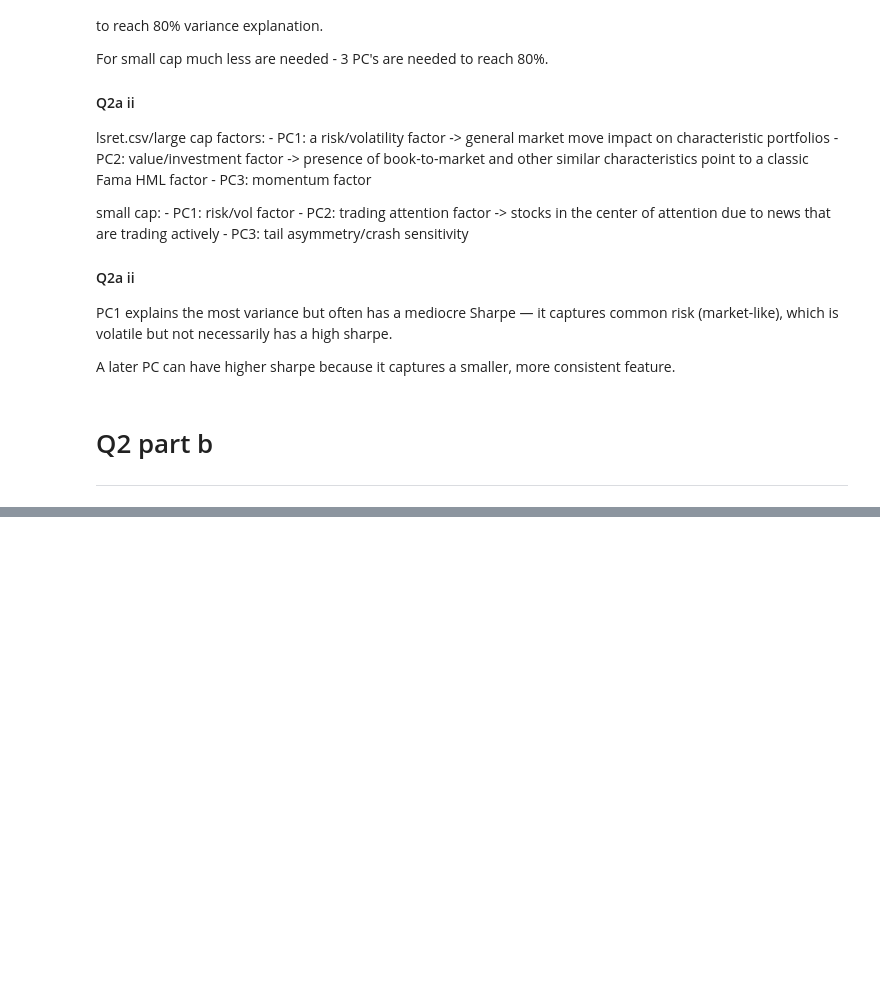
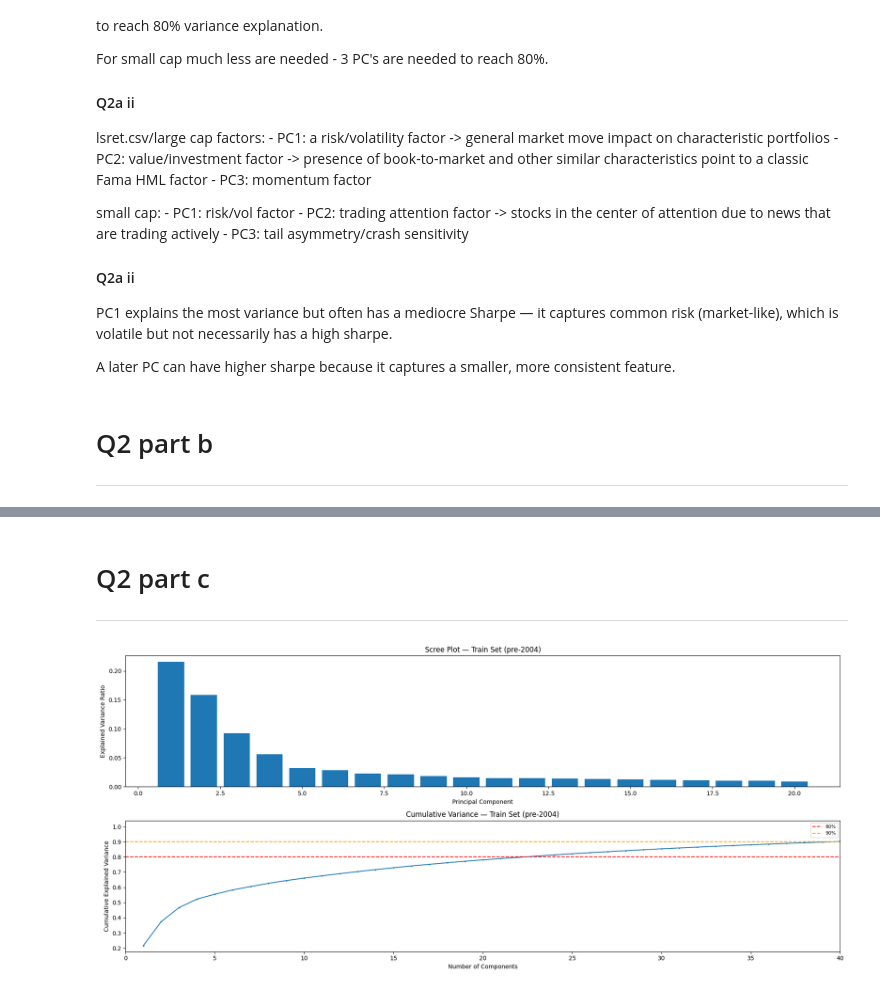
Before and after one commit to OlegGlo/ML-for-finance-HW, a Jupyter notebook: PSet2/HW2p2.ipynb, the cells around one changed output, grey strips where cells are left out. Saved outputs shown, nothing was run; the diff lists cells and outputs as text; code cells hidden in the pictures; blank space fills up the shorter version.

```diff
--- a/PSet2/HW2p2.ipynb
+++ b/PSet2/HW2p2.ipynb
@@ -162,16 +147,18 @@ def pca_analysis(returns_df, name):
 
     cumulative_var = np.cumsum(pca.explained_variance_ratio_)
 
+    # Use pca.n_components_ (not n_features) — when n_samples < n_features,
+    # PCA produces fewer components than there are columns
     factor_returns = pd.DataFrame(
         pca.transform(returns_scaled),
         index=returns_df.index,
-        columns=[f"PC{i+1}" for i in range(returns_scaled.shape[1])]
+        columns=[f"PC{i+1}" for i in range(pca.n_components_)]
     )
 
     loadings = pd.DataFrame(
         pca.components_,
         columns=returns_df.columns,
-        index=[f"PC{i+1}" for i in range(len(pca.components_))]
+        index=[f"PC{i+1}" for i in range(pca.n_components_)]
     )
 
     n_80 = int(np.searchsorted(cumulative_var, 0.80) + 1)
@@ -303,0 +369,34 @@ A later PC can have higher sharpe because it captures a smaller, more consistent
+# %% [markdown]
+# Q2 part c
+---
+# %%
+pca_results_train = pca_analysis(X_train, "Train Set (pre-2004)")
+
+fig, axes = plt.subplots(2, 1, figsize=(18, 8))
+
+pca_train = pca_results_train["pca"]
+cumvar = pca_results_train["cumulative_var"]
+n_bars = min(20, len(pca_train.explained_variance_ratio_))
+
+# Top: scree plot
+ax = axes[0]
+ax.bar(range(1, n_bars + 1), pca_train.explained_variance_ratio_[:n_bars])
+ax.set_xlabel("Principal Component")
+ax.set_ylabel("Explained Variance Ratio")
+ax.set_title("Scree Plot — Train Set (pre-2004)")
+
+# Bottom: cumulative variance
+ax = axes[1]
+ax.plot(range(1, len(cumvar) + 1), cumvar, marker='.', markersize=3)
+ax.axhline(y=0.8, color='r', linestyle='--', label='80%')
+ax.axhline(y=0.9, color='orange', linestyle='--', label='90%')
+ax.set_xlabel("Number of Components")
+ax.set_ylabel("Cumulative Explained Variance")
+ax.set_title("Cumulative Variance — Train Set (pre-2004)")
+ax.legend(fontsize=8)
+ax.set_xlim(0, min(40, len(cumvar)))
+
+plt.tight_layout()
+plt.show()
+# %% [output]
+[figure, added]
```
Also changed, not shown: parts of 9 cells of this notebook, 1 other file.
